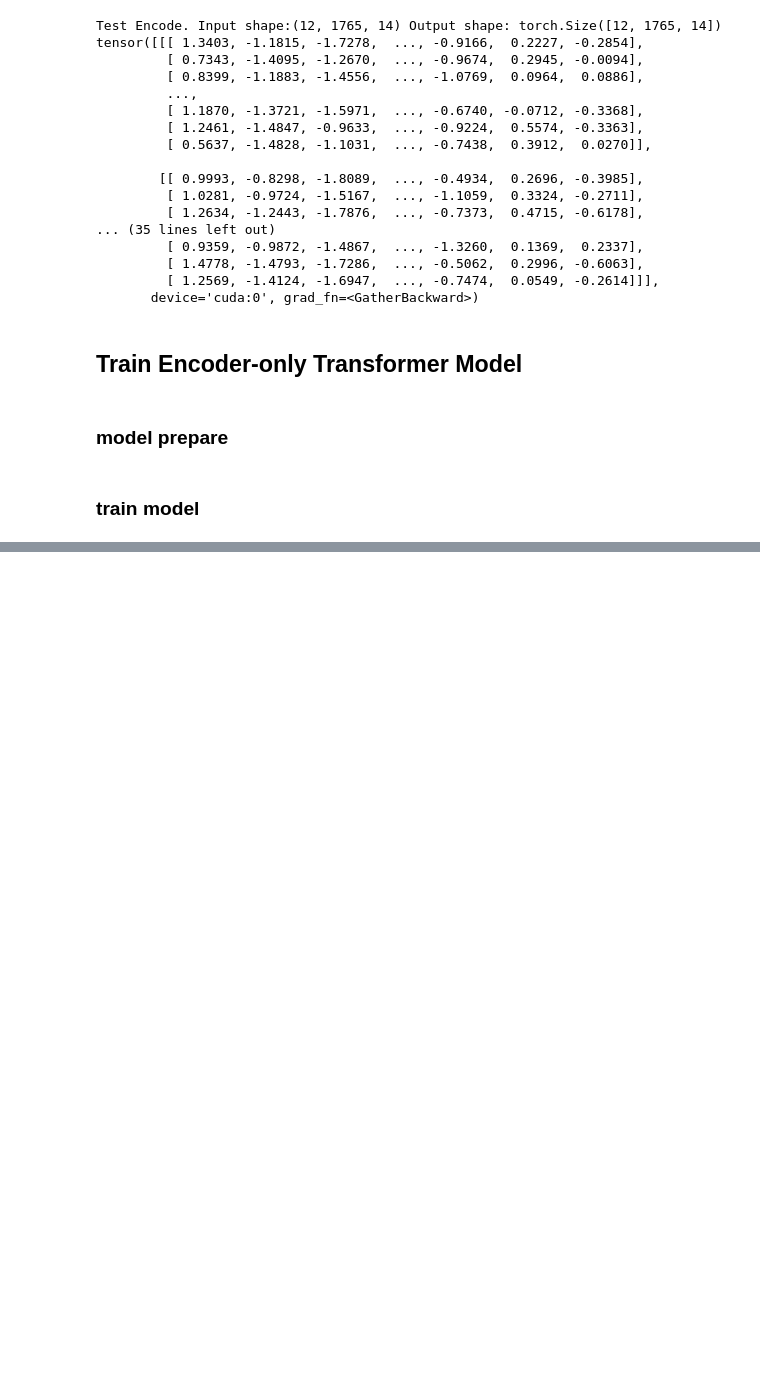
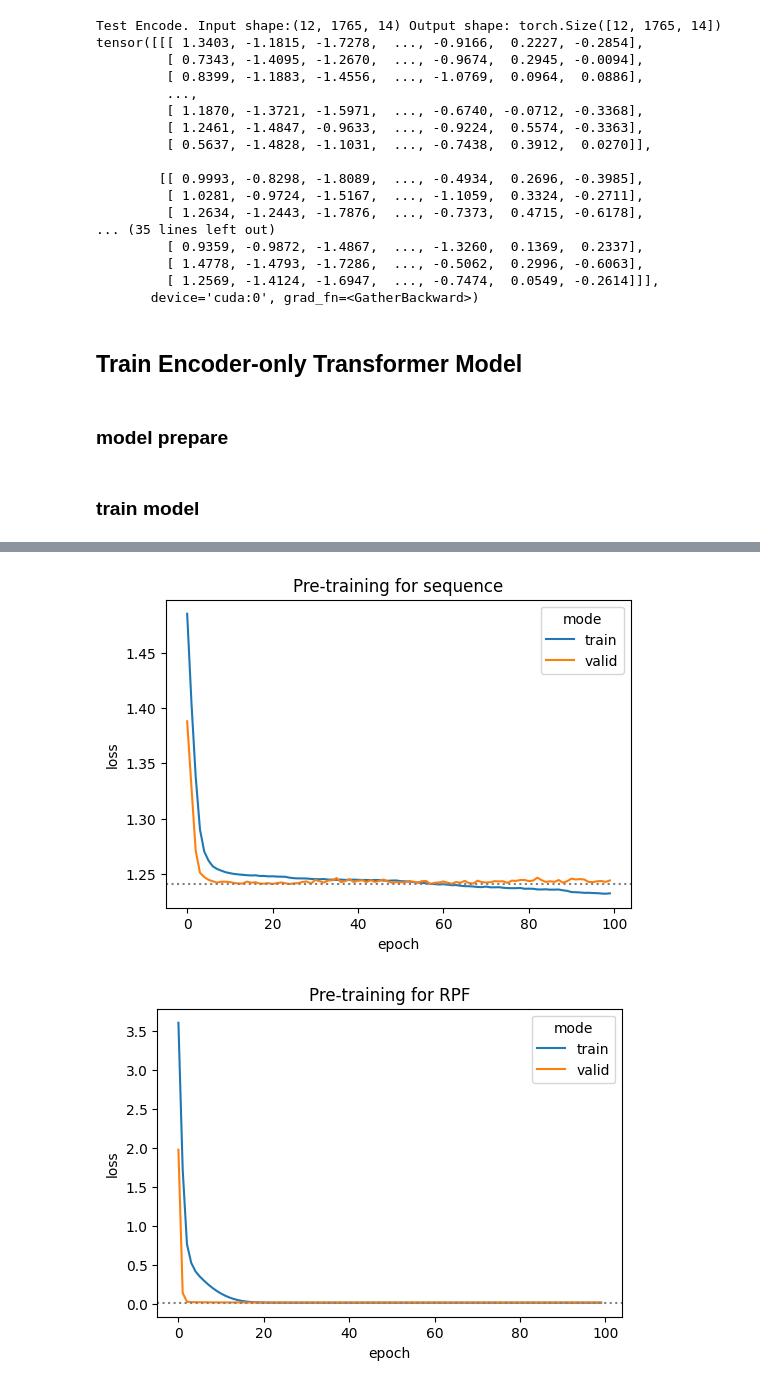
Before and after one commit to Chunfu-Shawn/Translation_Model, a Jupyter notebook: test_model.ipynb, the cells around one changed output, grey strips where cells are left out. Drawn from its saved outputs; the diff is of its cells as text; code cells hidden in the pictures; blank space fills up the shorter version.

```diff
--- a/test_model.ipynb
+++ b/test_model.ipynb
@@ -298,0 +439,7 @@ trainer.pretrain(val_dataset)
+# %%
+# 2 transformer as mask head
+pretrain_loss_plot(log_dir + "ribomodel.max_2000.dual_tasks.0.001.0.3.5.epoch_data.json",
+                  figure_dir, ['seq', 'count'])
+# %% [output]
+[figure, added]
+[figure, added]
```
Also changed, not shown: parts of 32 cells of this notebook, 40 other files.
